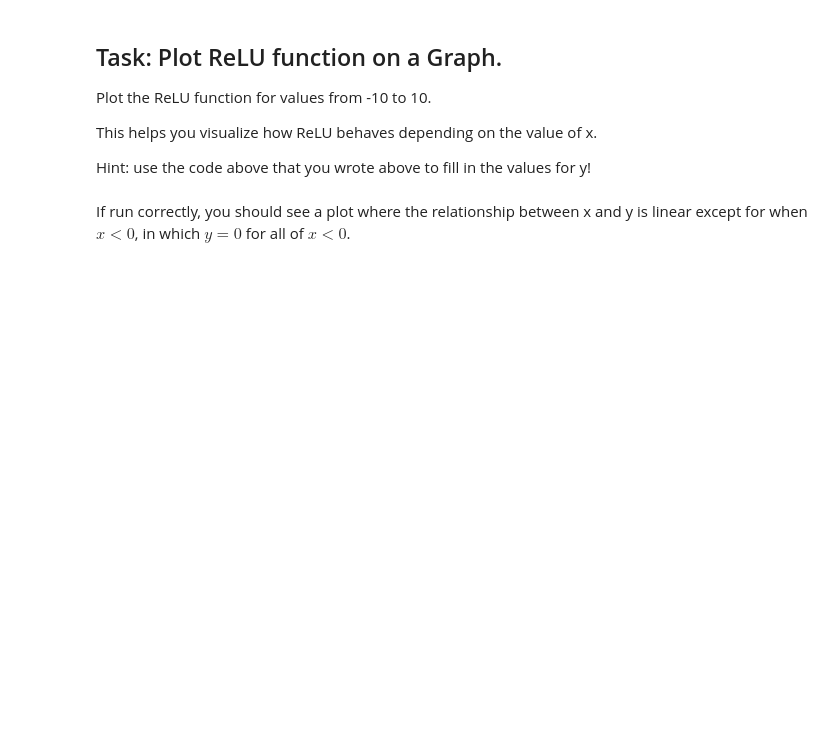
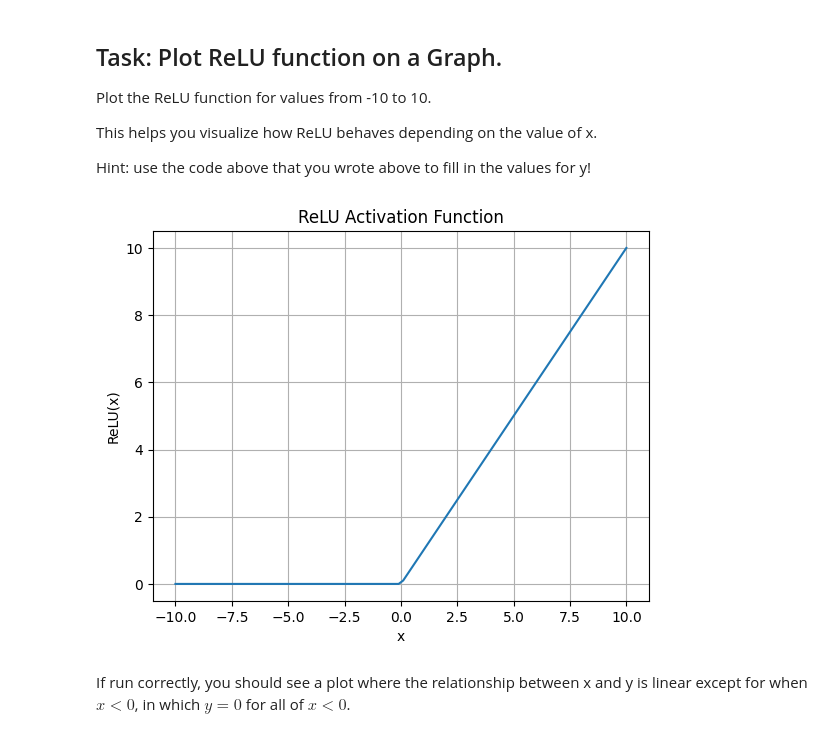
Before and after one commit to chrismoroney/deeplearning_curriculum_engineer_assignment, a Jupyter notebook: relu.ipynb, the cells around one changed output. Saved outputs shown, nothing was run; the diff lists cells and outputs as text; code cells hidden in the pictures; blank space fills up the shorter version.

```diff
--- a/relu.ipynb
+++ b/relu.ipynb
@@ -41,5 +42,5 @@ Hint: Use TensorFlow's built-in `maximum()` function
 # %%
-def relu(x):
+def my_relu(x):
     """
     Compute the ReLU (Rectified Linear Unit) of x.
 
@@ -49,7 +50,7 @@ def relu(x):
     Returns:
     ReLU applied element-wise to x
     """
-    result = # Replace with your code
+    result = tf.maximum(0.0, x) # Replace with your code
     return result
 # %%
 def test_relu():
@@ -95,18 +129,20 @@ Hint: use the code above that you wrote above to fill in the values for y!
 # %%
 def plot_relu():
     """
     Plot the ReLU activation function.
     """
     x = np.linspace(-10, 10, 100)
-    y = # Replace with your code
+    y = my_relu(x)# Replace with your code
     plt.plot(x, y)
     plt.title("ReLU Activation Function")
     plt.xlabel("x")
     plt.ylabel("ReLU(x)")
     plt.grid(True)
     plt.show()
 
 plot_relu()
+# %% [output]
+[figure, added]
 # %% [markdown]
 If run correctly, you should see a plot where the relationship between x and y is linear except for when $x < 0$, in which $y = 0$ for all of $x < 0$.
 # %% [markdown]
```
Also changed, not shown: parts of 11 cells of this notebook.
